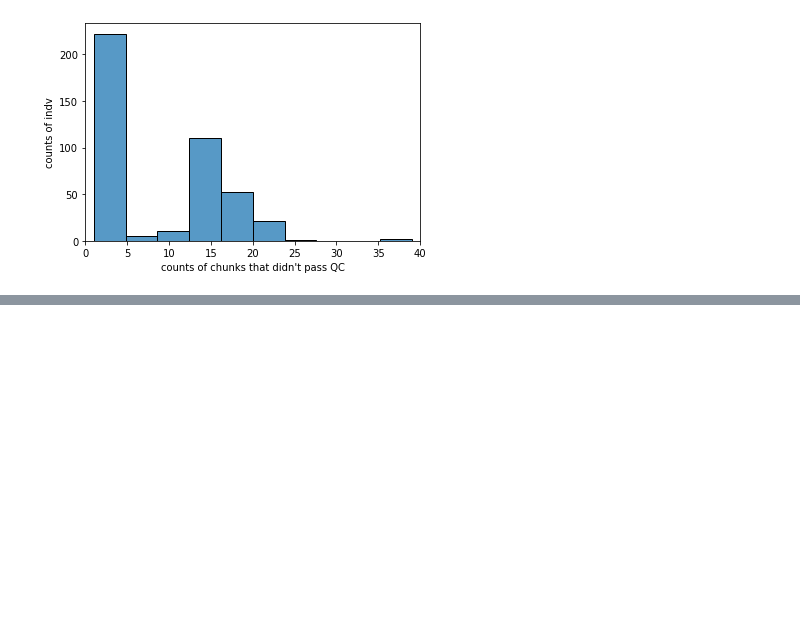
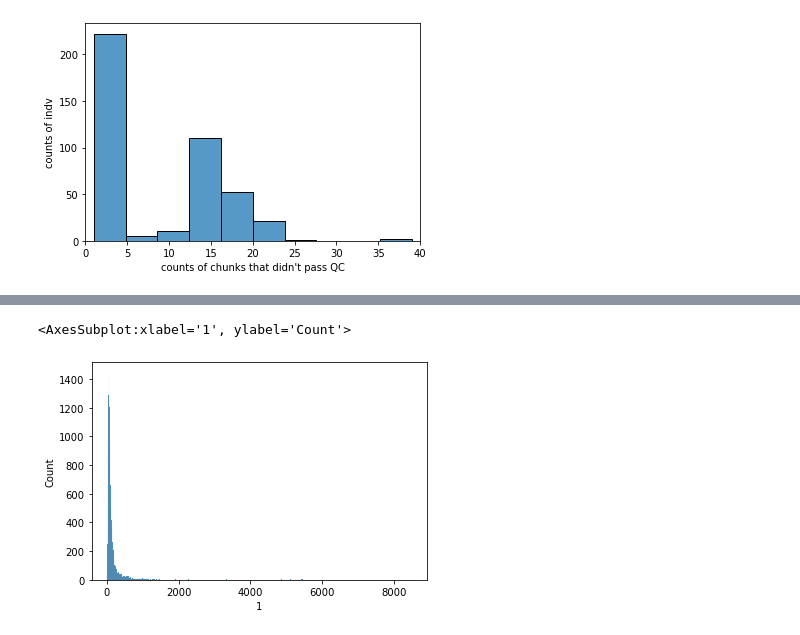
Before and after one commit to teresa-sansan/ADSP_polyfun, a Jupyter notebook: analysis/36k_indv_qc.ipynb, the cells around one changed output, grey strips where cells are left out. Drawn from its saved outputs; the diff is of its cells as text; code cells hidden in the pictures; blank space fills up the shorter version.

```diff
--- a/analysis/36k_indv_qc.ipynb
+++ b/analysis/36k_indv_qc.ipynb
@@ -80,0 +96,5 @@ plt.xlim(0, 40)
+# %%
+sns.histplot(var_count[1])
+# %% [output]
+<AxesSubplot:xlabel='1', ylabel='Count'>
+[figure, added]
```
Also changed, not shown: parts of 9 cells of this notebook, 1 other file.
